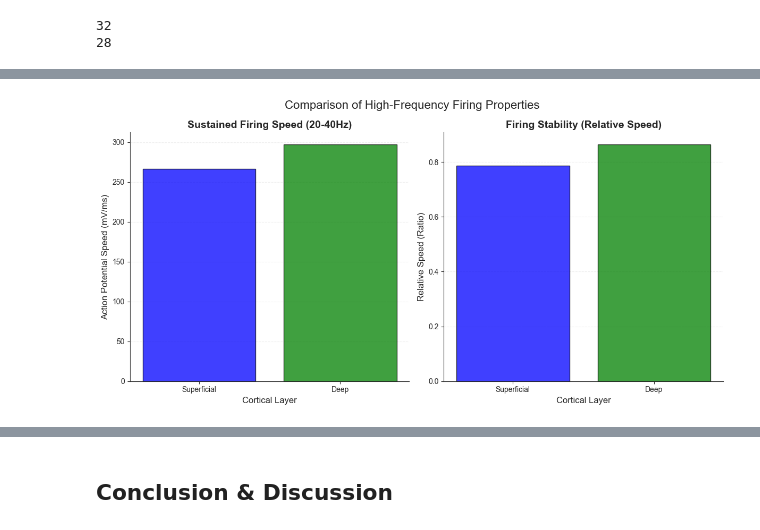
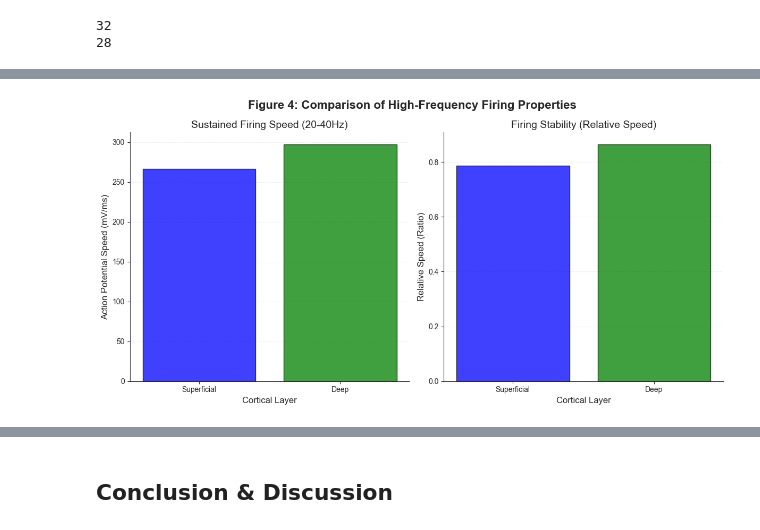
Before and after one commit to earanda4/Cell_Types_Project, a Jupyter notebook: Cell_Types_Project_Draft.ipynb, the cells around one changed output, grey strips where cells are left out. Saved outputs shown, nothing was run; the diff lists cells and outputs as text; code cells hidden in the pictures.

```diff
--- a/Cell_Types_Project_Draft.ipynb
+++ b/Cell_Types_Project_Draft.ipynb
@@ -256,34 +365,34 @@ sns.set_style("ticks")
 
 fig, axs = plt.subplots(1, 2, figsize=(12, 6))
 
 # Plot 1: Sustained Firing Speed (20-40Hz)
 mean_data = []
 mean_data.append(superficial_df[ap_columns[2]].mean())
 mean_data.append(deep_df[ap_columns[2]].mean())
 
 axs[0].bar(labels, mean_data, color=colors, edgecolor='black', alpha=0.75)
 
-axs[0].set_title('Sustained Firing Speed (20-40Hz)', fontsize=14, fontweight='bold')
+axs[0].set_title('Sustained Firing Speed (20-40Hz)', fontsize=14)
 axs[0].set_ylabel('Action Potential Speed (mV/ms)', fontsize=12)
 axs[0].set_xlabel('Cortical Layer', fontsize=12)
 axs[0].grid(axis='y', linestyle='--', alpha=0.3)
 sns.despine(ax=axs[0])
 
 # Plot 2: Firing Stability (Relative Speed)
 mean_data = []
 mean_data.append(superficial_df[ap_columns[3]].mean())
 mean_data.append(deep_df[ap_columns[3]].mean())
 
 axs[1].bar(labels, mean_data, color=colors, edgecolor='black', alpha=0.75)
 
-axs[1].set_title('Firing Stability (Relative Speed)', fontsize=14, fontweight='bold')
+axs[1].set_title('Firing Stability (Relative Speed)', fontsize=14)
 axs[1].set_ylabel('Relative Speed (Ratio)', fontsize=12)
 axs[1].set_xlabel('Cortical Layer', fontsize=12)
 axs[1].grid(axis='y', linestyle='--', alpha=0.3)
 sns.despine(ax=axs[1])
 
-plt.suptitle('Comparison of High-Frequency Firing Properties', fontsize=16)
+plt.suptitle('Figure 4: Comparison of High-Frequency Firing Properties', fontsize=16, fontweight='bold')
 plt.tight_layout()
 plt.show()
 # %% [output]
-[figure, old version]
+[figure, new version]
```
Also changed, not shown: parts of 18 cells of this notebook.
